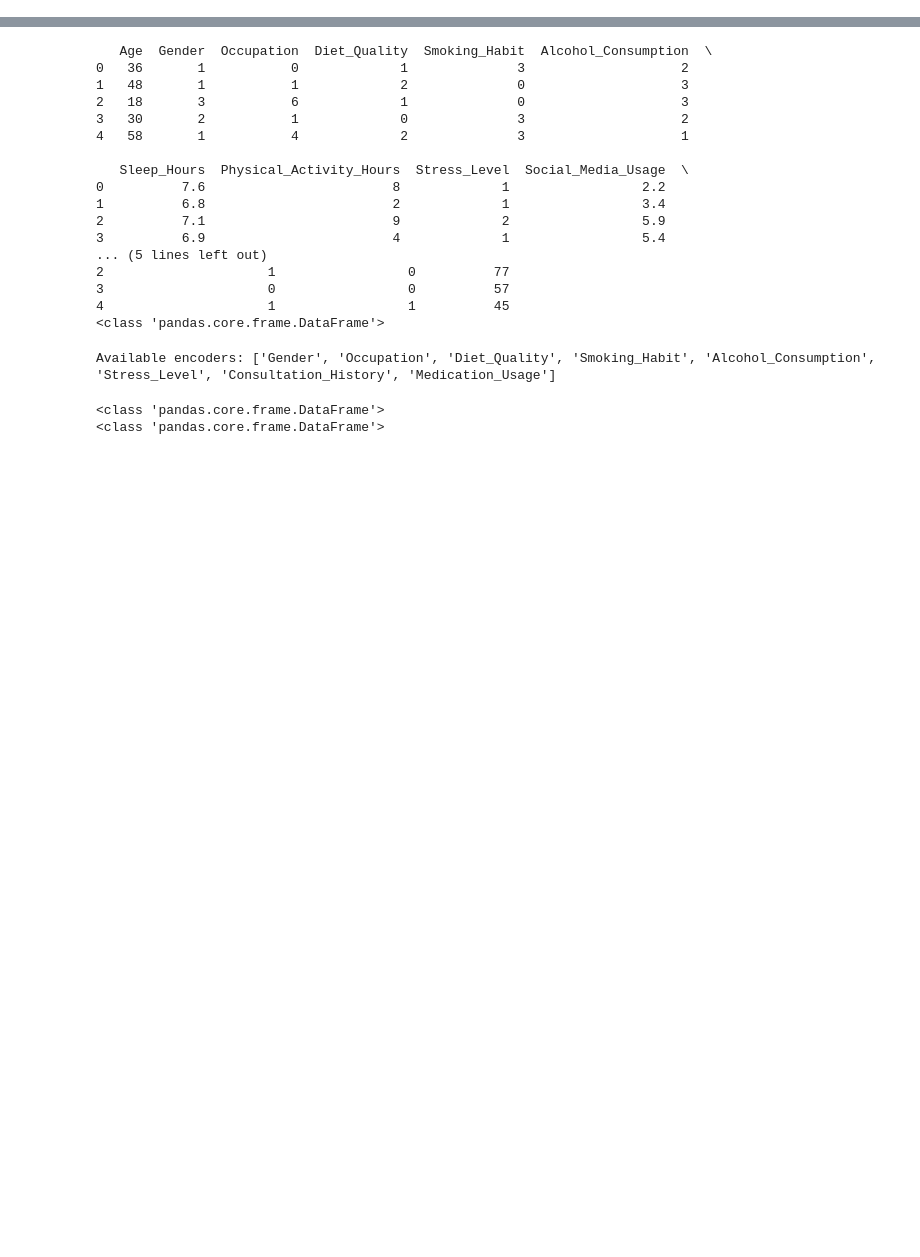
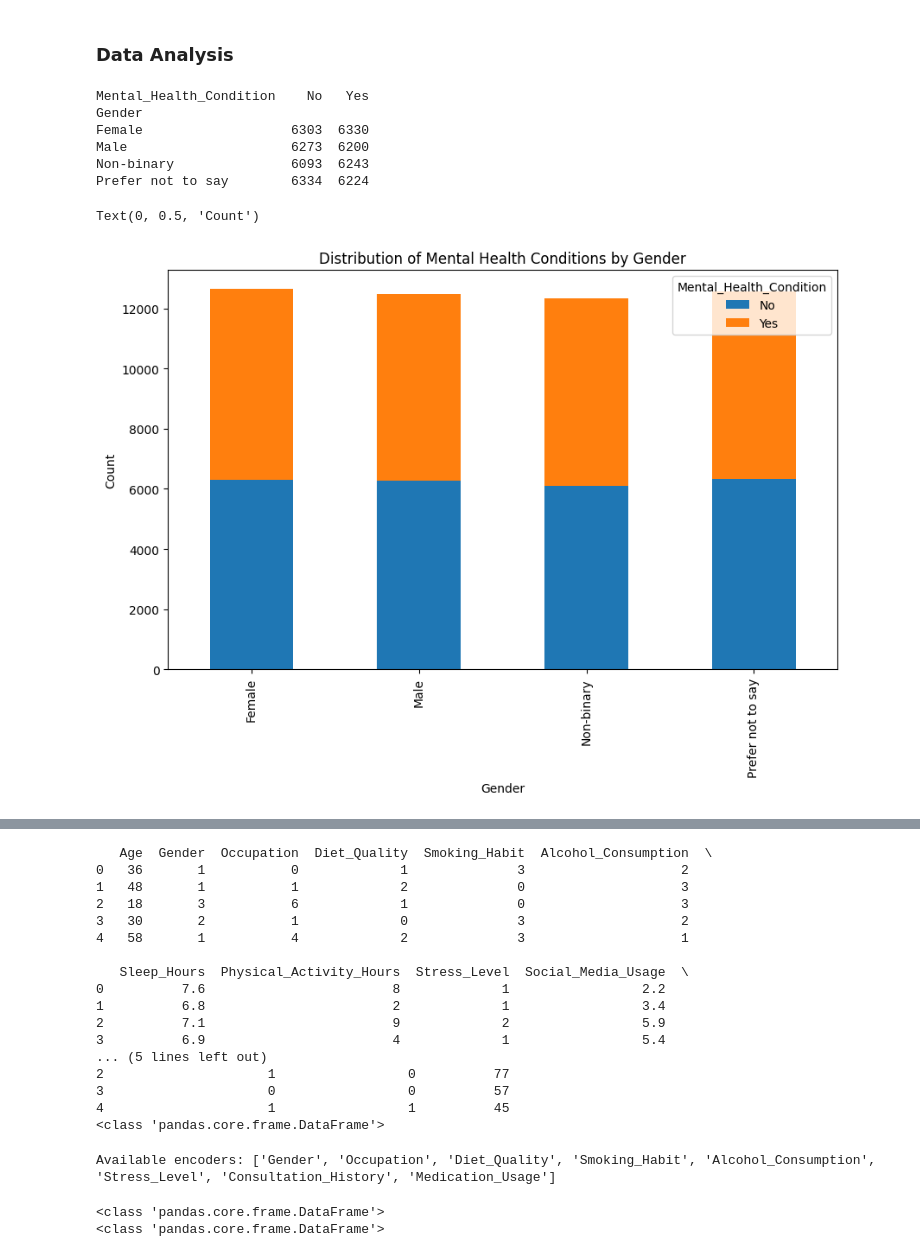
Before and after one commit to Godfrey-249/Phase_5_Project, a Jupyter notebook: Mental_Health_Classifier.ipynb, the cells around one changed output, grey strips where cells are left out. Cells and saved outputs as stored; diff of their text form; code cells hidden in the pictures; blank space fills up the shorter version.

```diff
--- a/Mental_Health_Classifier.ipynb
+++ b/Mental_Health_Classifier.ipynb
@@ -55,0 +106,5 @@ Index(['Age', 'Gender', 'Occupation', 'Mental_Health_Condition', 'Severity',
+# %%
+#Fill the Missing Data in Severity column with the mode.
+data['Severity'].fillna(data['Severity'].mode()[0], inplace=True)
+
+print(data.isnull().sum())
@@ -55,0 +128,21 @@ Index(['Age', 'Gender', 'Occupation', 'Mental_Health_Condition', 'Severity',
+# %% [markdown]
+### Data Analysis
+# %%
+#Get the distribution of Mental Health conditions with respect to gender.
+gender_condition_distribution = data.groupby(['Gender', 'Mental_Health_Condition']).size().unstack(fill_value=0)
+print(gender_condition_distribution)
+
+#Plot the distribution.
+gender_condition_distribution.plot(kind='bar', stacked=True, figsize=(10, 6))
+plt.title('Distribution of Mental Health Conditions by Gender')
+plt.xlabel('Gender')
+plt.ylabel('Count')
+# %% [output]
+Mental_Health_Condition    No   Yes
+Gender
+Female                   6303  6330
+Male                     6273  6200
+Non-binary               6093  6243
+Prefer not to say        6334  6224
+Text(0, 0.5, 'Count')
+[figure, added]
```
Also changed, not shown: parts of 28 cells of this notebook, 1 other file.
